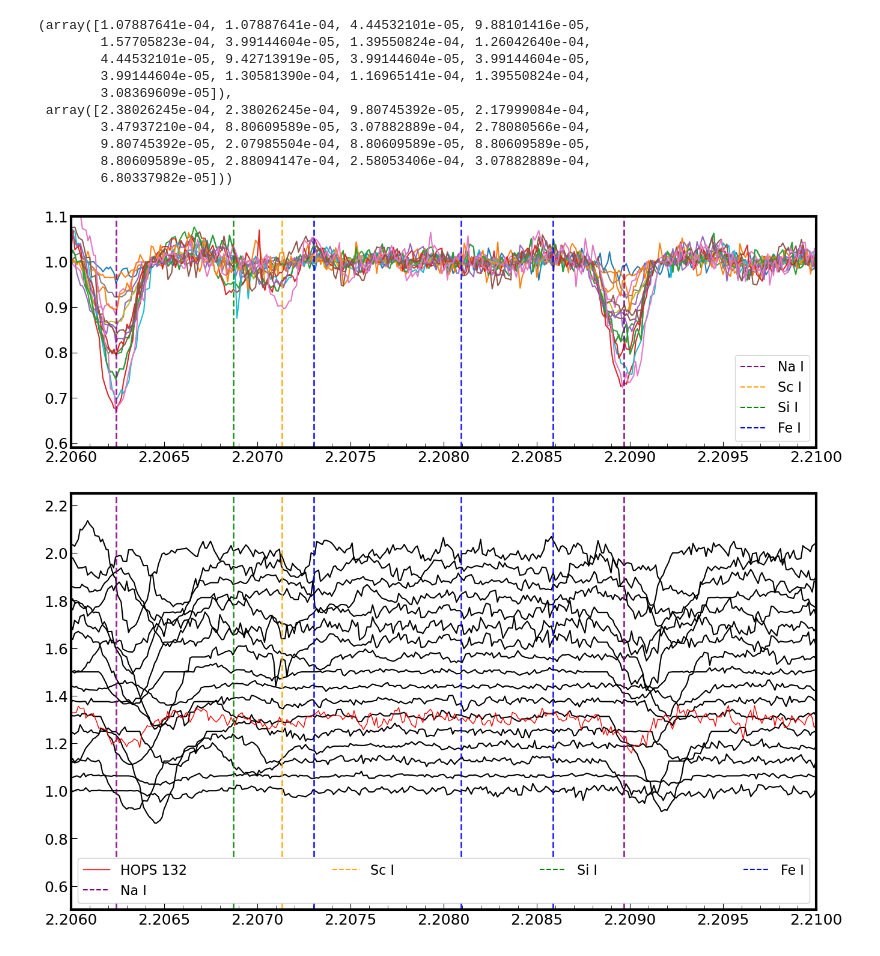
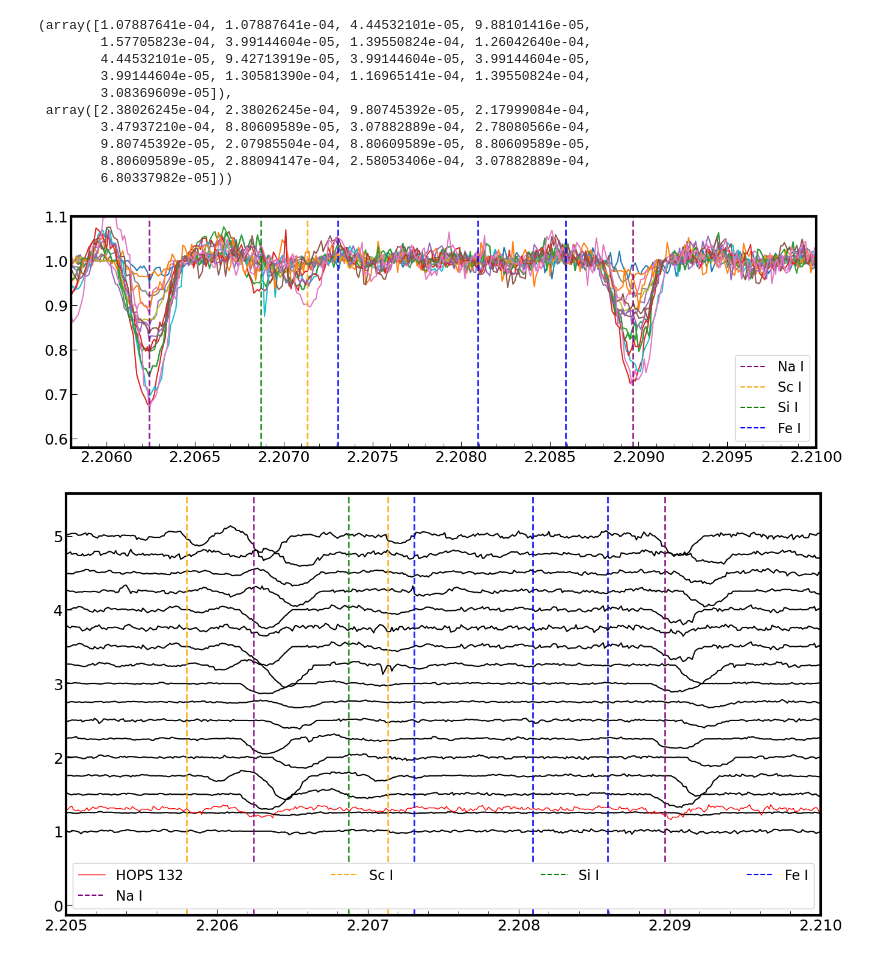
Before and after one commit to SavOliveira/IGRINS-Spectra, a Jupyter notebook: standards_velocity_shifts.ipynb, the cells around one changed output. Drawn from its saved outputs; the diff is of its cells as text; code cells hidden in the pictures.

```diff
--- a/standards_velocity_shifts.ipynb
+++ b/standards_velocity_shifts.ipynb
@@ -237,7 +234,7 @@ vel_over_c_array, wavelen_shift_array
 # %%
 # delta lambda and v/c only based on one Na I line...
 standard_table[r'v/c'] = vel_over_c_array
-standard_table['Wavelength Shift'] = wavelen_shift_array
+standard_table['Wavelength_Shift'] = wavelen_shift_array
 # %%
 # standard_table.to_csv('./standard_table_v2.txt') # save preliminary wavelength shift and v/c
 # %%
@@ -248,7 +245,7 @@ source = 3
 fig,ax = plt.subplots(figsize=(16,5))
 # plt.plot(wavelen_stack[:,:],flux_stack[:,:]) # just to show
 for i in range(len(standard_list)):
-    plt.plot(wavelen_stack[:,i]-standard_table['Wavelength Shift'][i],flux_stack[:,i],ls='-') # Shifted
+    plt.plot(wavelen_stack[:,i]-standard_table['Wavelength_Shift'][i],flux_stack[:,i],ls='-') # Shifted
 
 line_mask = (lines_table['Observed'] >= wave_min) & (lines_table['Observed'] <= wave_max) # bitwise conditional for NIST lines
 label_added = {} # Just to keep track in the loop below
@@ -266,44 +263,44 @@ for spectrum, color in zip(mask_list,color_list):
             plt.axvline(lines_table[line_mask & spectrum]['Observed'][i],
                         ls='--',lw=2,alpha=0.85, c=color) # ymin= 0.95 - 0.05 * list(label_added.keys()).index(spec_label), ymax = 1 - 0.05 * list(label_added.keys()).index(spec_label)
 
-plt.xlim(wave_min,wave_max)
-plt.ylim(0.59,1.1)
+plt.xlim(wave_min-20*spec_res,wave_max)
+plt.ylim(0.58,1.1)
 
 plt.legend()
 plt.show()
 # %% [output]
-[figure, old version]
+[figure, new version]
 # %%
 fig = plt.subplots(figsize=(16,9))
-flux_const = np.linspace(0,1,len(standard_list))
+flux_const = np.linspace(0,4,len(standard_list))
 
-wave_min = 2.206
+wave_min = 2.205
 wave_max = 2.210
 
 for standard in range(len(standard_list)):
     plt.plot(wavelen_stack[:,standard],flux_stack[:,standard]+flux_const[standard],c='black')
 
 plt.plot(hops_wavelen_stack[:,0],hops_flux_stack[:,0]+0.3,c='red',lw=1,label='HOPS 132')
 
 line_mask = (lines_table['Observed'] >= wave_min) & (lines_table['Observed'] <= wave_max) # bitwise conditional for NIST lines
 label_added = {} # Just to keep track in the loop below
 
 for spectrum, color in zip(mask_list,color_list):
         for i in range(len(lines_table[line_mask & spectrum])):
             spec_label = lines_table[line_mask & spectrum]['Spectrum'][0]  # Get the spectrum label
             if spec_label not in label_added:  # Check if label has been added to the legend
                 plt.axvline(lines_table[line_mask & spectrum]['Observed'][0],
                             ymin=0, ymax=0,
                               ls='--', c=color, label=spec_label)
 
                 label_added[spec_label] = True  # Mark label as added
 
             plt.axvline(lines_table[line_mask & spectrum]['Observed'][i],
                         ls='--',lw=2,alpha=0.85, c=color) # ymin= 0.95 - 0.05 * list(label_added.keys()).index(spec_label), ymax = 1 - 0.05 * list(label_added.keys()).index(spec_label)
 
 plt.xlim(wave_min,wave_max)
-plt.ylim(0.5,2.25)
+# plt.ylim(0.5,2.25)
 plt.legend(framealpha=1,ncol=4,mode='expand',facecolor='white',labelcolor='black',loc='lower center')
 plt.show()
 # %% [output]
-[figure, old version]
+[figure, new version]
```
Also changed, not shown: parts of 2 cells of this notebook, 3 other files.
